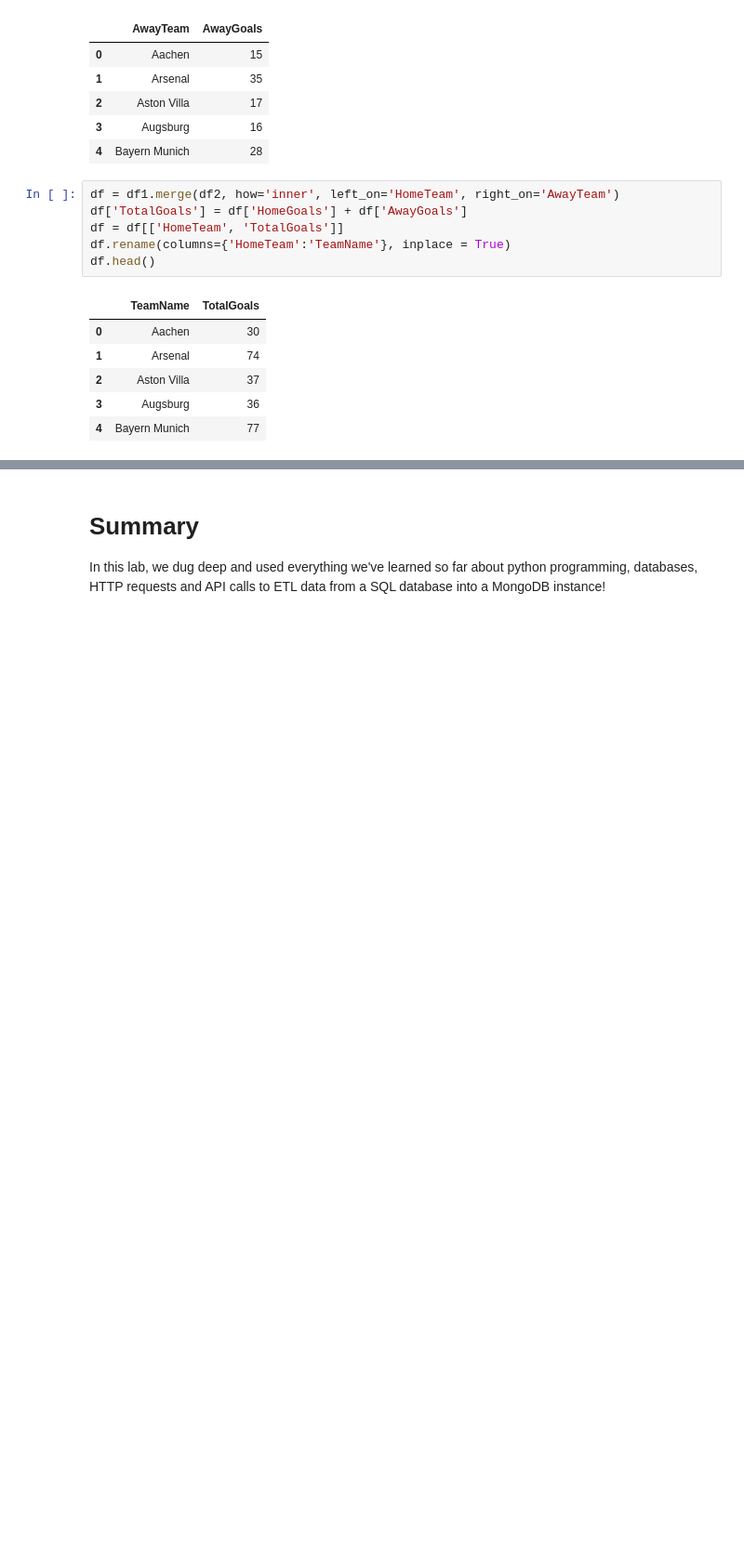
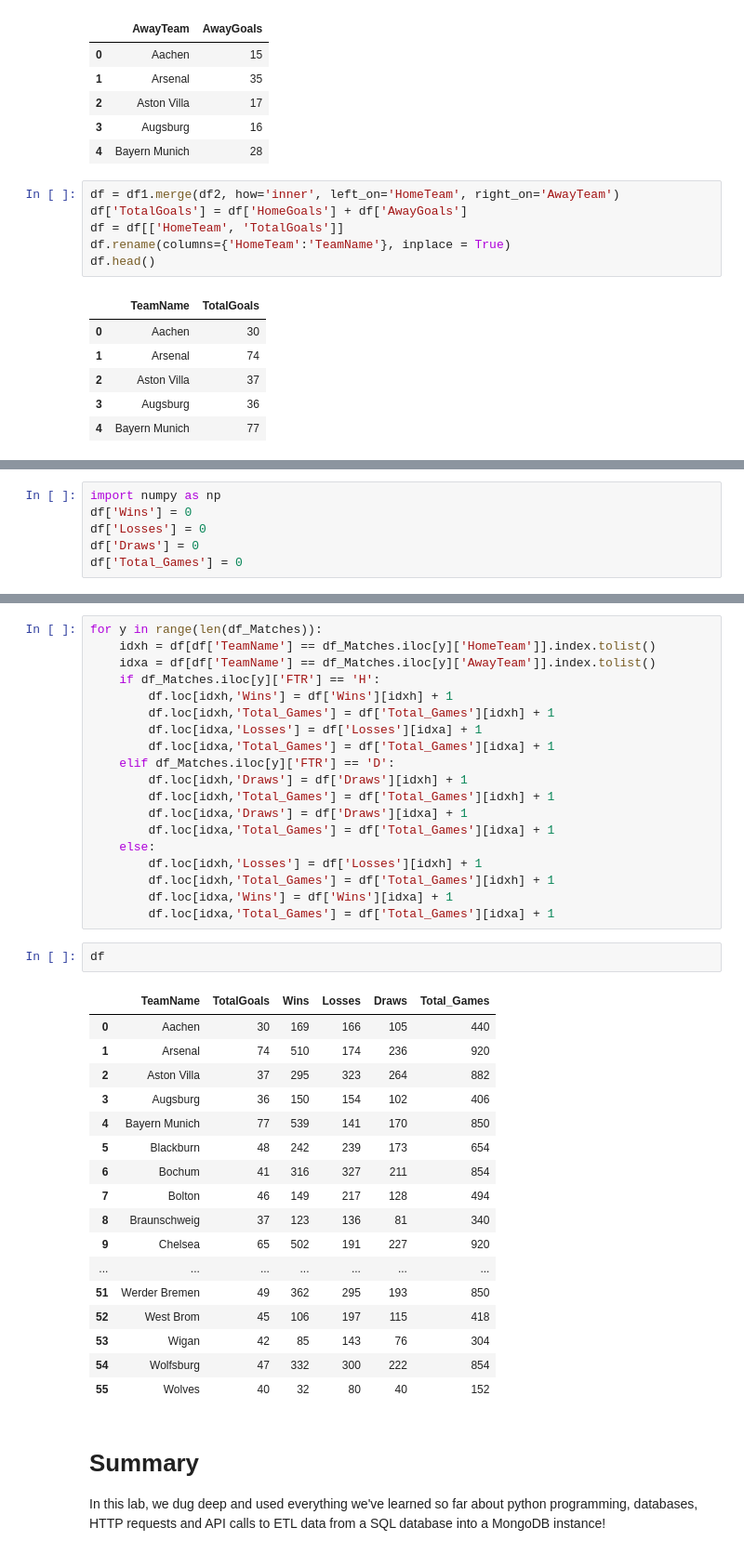
Before and after one commit to ajain1017/dsc-mod-2-lab-online-ds-pt-081219, a Jupyter notebook: index.ipynb, the cells around one changed output, grey strips where cells are left out. Shown: that part at 93% size. Saved outputs shown, nothing was run; the diff lists cells and outputs as text; blank space fills up the shorter version.

```diff
--- a/index.ipynb
+++ b/index.ipynb
@@ -223,0 +171,6 @@ Arsenal
+# %%
+import numpy as np
+df['Wins'] = 0
+df['Losses'] = 0
+df['Draws'] = 0
+df['Total_Games'] = 0
@@ -224,3 +186,42 @@ Arsenal
+# %%
+for y in range(len(df_Matches)):
+    idxh = df[df['TeamName'] == df_Matches.iloc[y]['HomeTeam']].index.tolist()
+    idxa = df[df['TeamName'] == df_Matches.iloc[y]['AwayTeam']].index.tolist()
+    if df_Matches.iloc[y]['FTR'] == 'H':
+        df.loc[idxh,'Wins'] = df['Wins'][idxh] + 1
+        df.loc[idxh,'Total_Games'] = df['Total_Games'][idxh] + 1
+        df.loc[idxa,'Losses'] = df['Losses'][idxa] + 1
+        df.loc[idxa,'Total_Games'] = df['Total_Games'][idxa] + 1
+    elif df_Matches.iloc[y]['FTR'] == 'D':
+        df.loc[idxh,'Draws'] = df['Draws'][idxh] + 1
+        df.loc[idxh,'Total_Games'] = df['Total_Games'][idxh] + 1
+        df.loc[idxa,'Draws'] = df['Draws'][idxa] + 1
+        df.loc[idxa,'Total_Games'] = df['Total_Games'][idxa] + 1
+    else:
+        df.loc[idxh,'Losses'] = df['Losses'][idxh] + 1
+        df.loc[idxh,'Total_Games'] = df['Total_Games'][idxh] + 1
+        df.loc[idxa,'Wins'] = df['Wins'][idxa] + 1
+        df.loc[idxa,'Total_Games'] = df['Total_Games'][idxa] + 1
+# %%
+df
+# %% [output]
+|  | TeamName | TotalGoals | Wins | Losses | Draws | Total_Games |
+| 0 | Aachen | 30 | 169 | 166 | 105 | 440 |
+| 1 | Arsenal | 74 | 510 | 174 | 236 | 920 |
+| 2 | Aston Villa | 37 | 295 | 323 | 264 | 882 |
+| 3 | Augsburg | 36 | 150 | 154 | 102 | 406 |
+| 4 | Bayern Munich | 77 | 539 | 141 | 170 | 850 |
+| 5 | Blackburn | 48 | 242 | 239 | 173 | 654 |
+| 6 | Bochum | 41 | 316 | 327 | 211 | 854 |
+| 7 | Bolton | 46 | 149 | 217 | 128 | 494 |
+| 8 | Braunschweig | 37 | 123 | 136 | 81 | 340 |
+| 9 | Chelsea | 65 | 502 | 191 | 227 | 920 |
+| ... | ... | ... | ... | ... | ... | ... |
+| 51 | Werder Bremen | 49 | 362 | 295 | 193 | 850 |
+| 52 | West Brom | 45 | 106 | 197 | 115 | 418 |
+| 53 | Wigan | 42 | 85 | 143 | 76 | 304 |
+| 54 | Wolfsburg | 47 | 332 | 300 | 222 | 854 |
+| 55 | Wolves | 40 | 32 | 80 | 40 | 152 |
 # %% [markdown]
 # Summary
 
```
Also changed, not shown: parts of 2 cells of this notebook.
